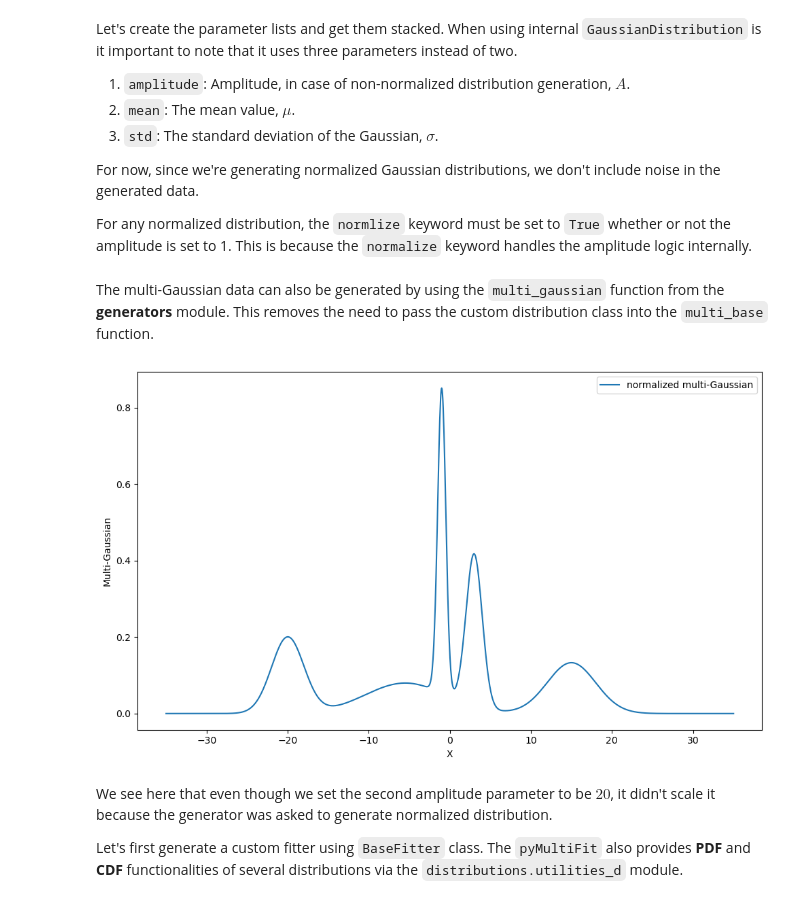
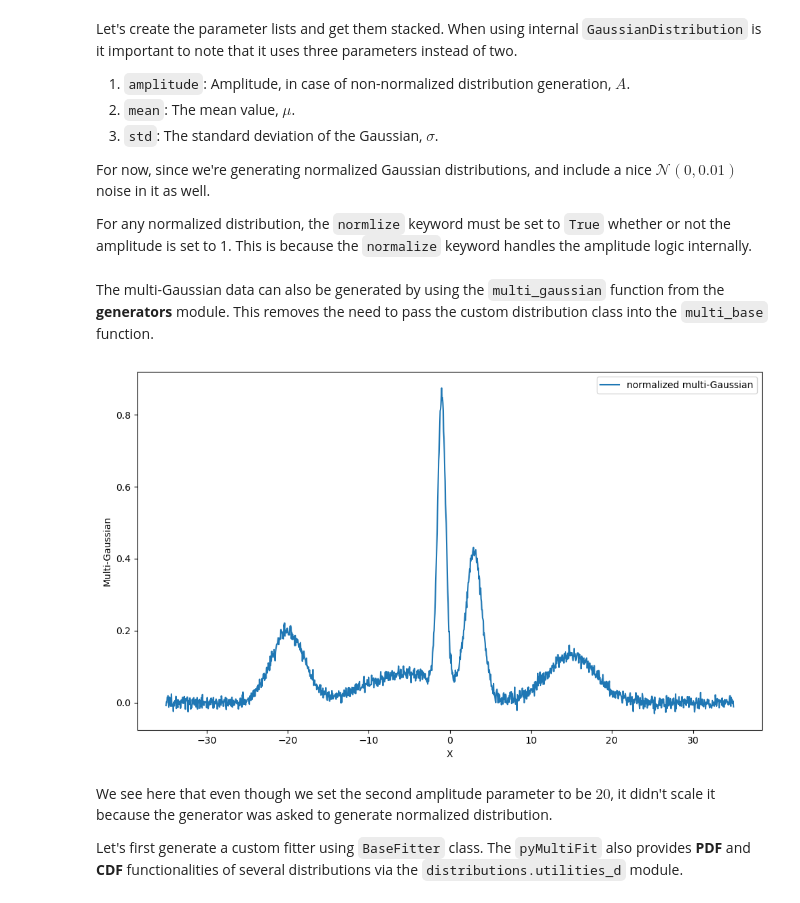
Before and after one commit to syedalimohsinbukhari/pyMultiFit, a Jupyter notebook: tutorials/003__fitter_module.ipynb, the cells around one changed output. Cells and saved outputs as stored; diff of their text form; code cells hidden in the pictures.

```diff
--- a/tutorials/003__fitter_module.ipynb
+++ b/tutorials/003__fitter_module.ipynb
@@ -35,7 +35,7 @@ When using internal `GaussianDistribution` is it important to note that it uses
 2. `mean`: The mean value, $\mu$.
 3. `std`: The standard deviation of the Gaussian, $\sigma$.
 
-For now, since we're generating normalized Gaussian distributions, we don't include noise in the generated data.
+For now, since we're generating normalized Gaussian distributions, and include a nice $\mathcal{N}(0, 0.01)$ noise in it as well.
 
 For any normalized distribution, the `normlize` keyword must be set to `True` whether or not the amplitude is set to 1.
 This is because the `normalize` keyword handles the amplitude logic internally.
@@ -44,27 +44,28 @@ amplitude = [1, 20, 1, 1, 1]
 mu = [-20, -5.5, -1, 3, 15]
 sigma = [2, 5, 0.5, 1, 3]
 
+noise_level = 0.01
 parameters = np.column_stack([amplitude, mu, sigma])
 
-x = np.linspace(-35, 35, 1500)
+x_vals = np.linspace(-35, 35, 1500)
 # %% [markdown]
 The multi-Gaussian data can also be generated by using the `multi_gaussian` function from the **generators** module.
 This removes the need to pass the custom distribution class into the `multi_base` function.
 # %%
 from pymultifit.generators import multi_gaussian
 
-y_gaussian = multi_gaussian(x, params=parameters, normalize=True)
+y_gaussian = multi_gaussian(x_vals, params=parameters, noise_level=noise_level, normalize=True)
 
 plt.figure(figsize=(10, 6))
 
-plt.plot(x, y_gaussian, label='normalized multi-Gaussian')
+plt.plot(x_vals, y_gaussian, label='normalized multi-Gaussian')
 plt.xlabel('X')
 plt.ylabel('Multi-Gaussian')
 plt.legend()
 plt.tight_layout()
 plt.show()
 # %% [output]
-[figure, old version]
+[figure, new version]
 # %% [markdown]
 We see here that even though we set the second amplitude parameter to be $20$, it didn't scale it because the generator was asked to generate normalized distribution.
 
```
Also changed, not shown: parts of 5 cells of this notebook, 18 other files.
